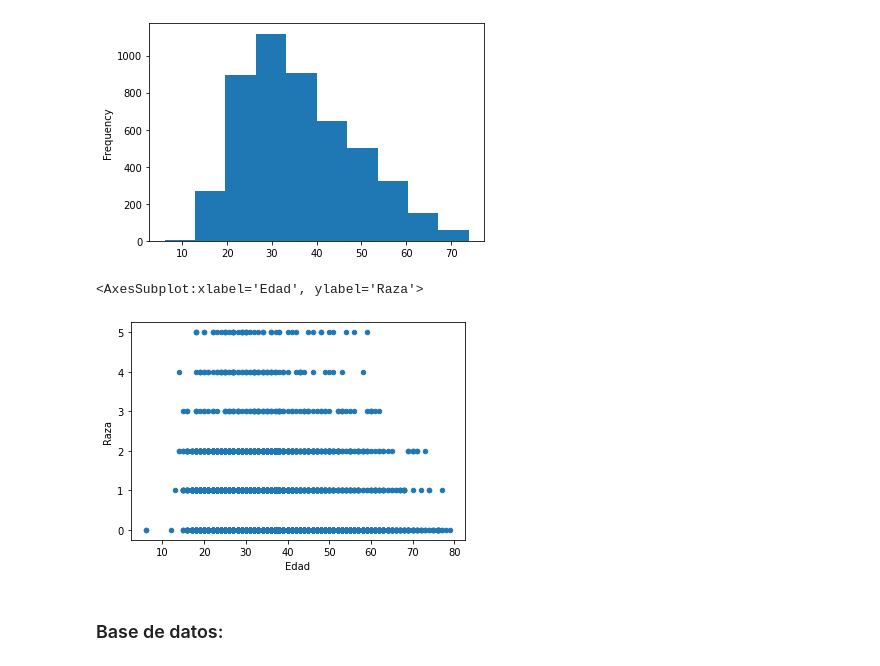
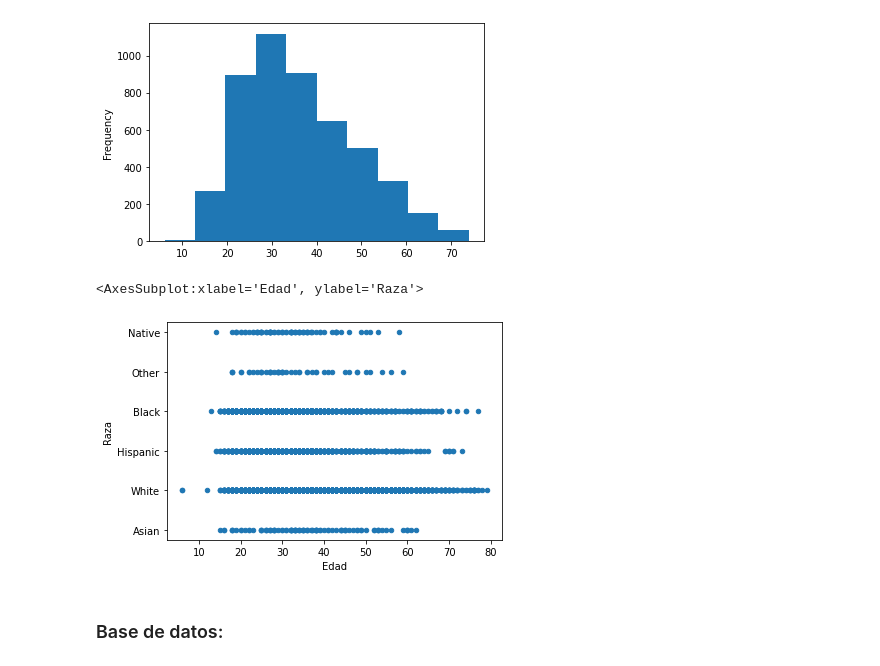
Before and after one commit to EmmanuelGalvan/MineriaDatos, a Jupyter notebook: Archivos/PIA/Visualizacion_Equipo9.ipynb, the cells around one changed output. Drawn from its saved outputs; the diff is of its cells as text; code cells hidden in the pictures.

```diff
--- a/Archivos/PIA/Visualizacion_Equipo9.ipynb
+++ b/Archivos/PIA/Visualizacion_Equipo9.ipynb
@@ -308,10 +329,10 @@ df_PS[df_PS['Edad'] < 75]['Edad'].plot.hist()
 # %%
 # NO SIRVE ----------------------------------------------------------------
 # %%
-df_PS_corr[df_PS_corr['Edad'] < 80].plot.scatter(x='Edad', y='Raza')
+df_PS[df_PS['Edad'] < 80].plot.scatter(x='Edad', y='Raza')
 # %% [output]
 <AxesSubplot:xlabel='Edad', ylabel='Raza'>
-[figure, old version]
+[figure, new version]
 # %%
 # -----------------------------------------------------------------------
 # %% [markdown]
```
Also changed, not shown: parts of 15 cells of this notebook.
